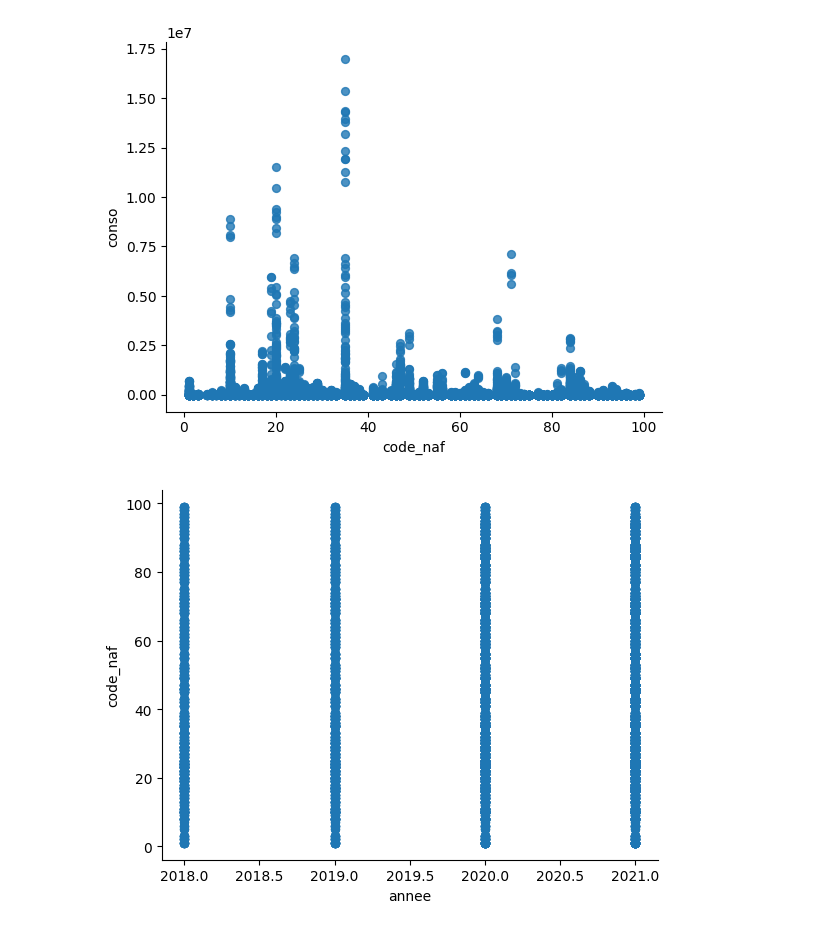
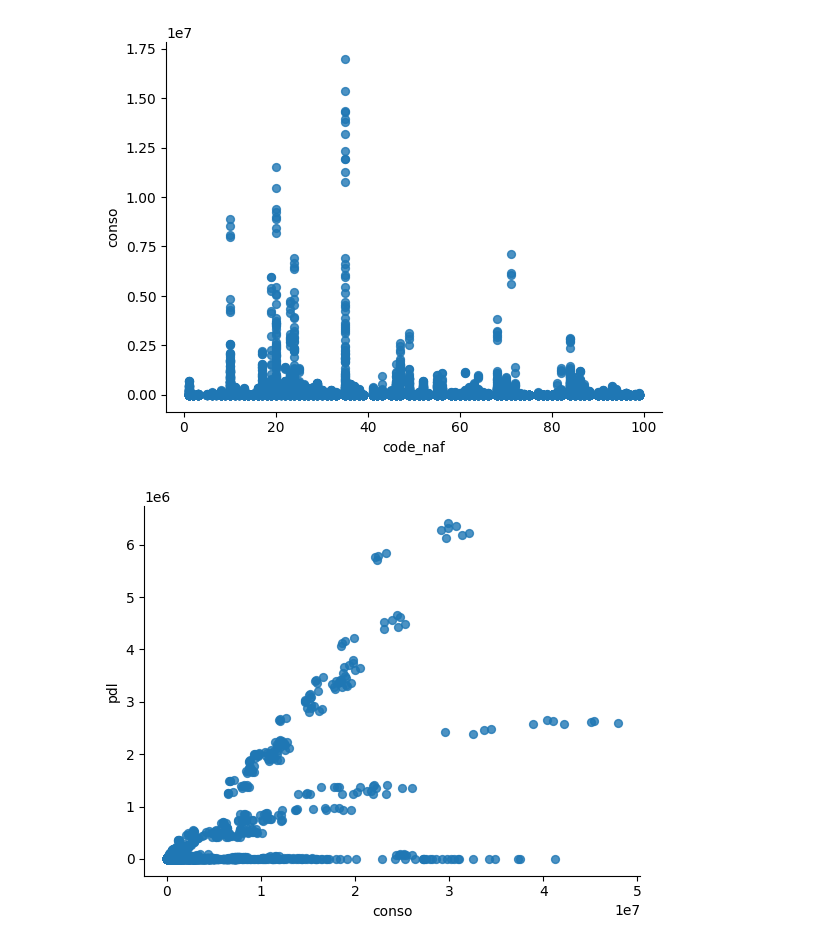
Before and after one commit to DARWICHAli/notebooks, a Jupyter notebook: energy_consumption.ipynb, the cells around one changed output. Drawn from its saved outputs; the diff is of its cells as text; code cells hidden in the pictures.

```diff
--- a/energy_consumption.ipynb
+++ b/energy_consumption.ipynb
@@ -67,10 +168,10 @@ plt.gca().spines[['top', 'right',]].set_visible(False)
 # %% [output]
 [figure]
 # %%
-# @title annee vs code_naf
+# @title conso vs pdl
 
 from matplotlib import pyplot as plt
-df.plot(kind='scatter', x='annee', y='code_naf', s=32, alpha=.8)
+df.plot(kind='scatter', x='conso', y='pdl', s=32, alpha=.8)
 plt.gca().spines[['top', 'right',]].set_visible(False)
 # %% [output]
-[figure, old version]
+[figure, new version]
```
Also changed, not shown: parts of 40 cells of this notebook.
